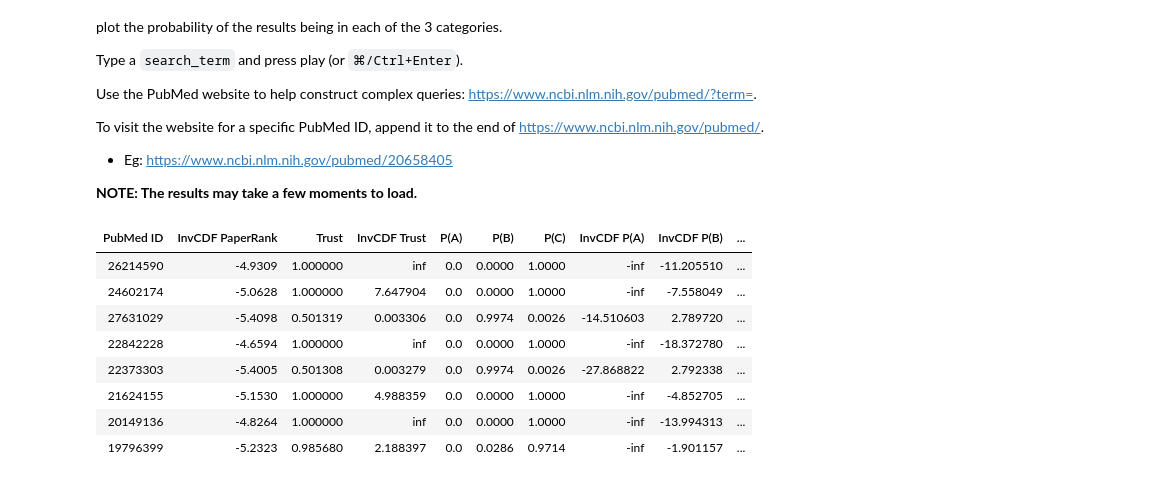
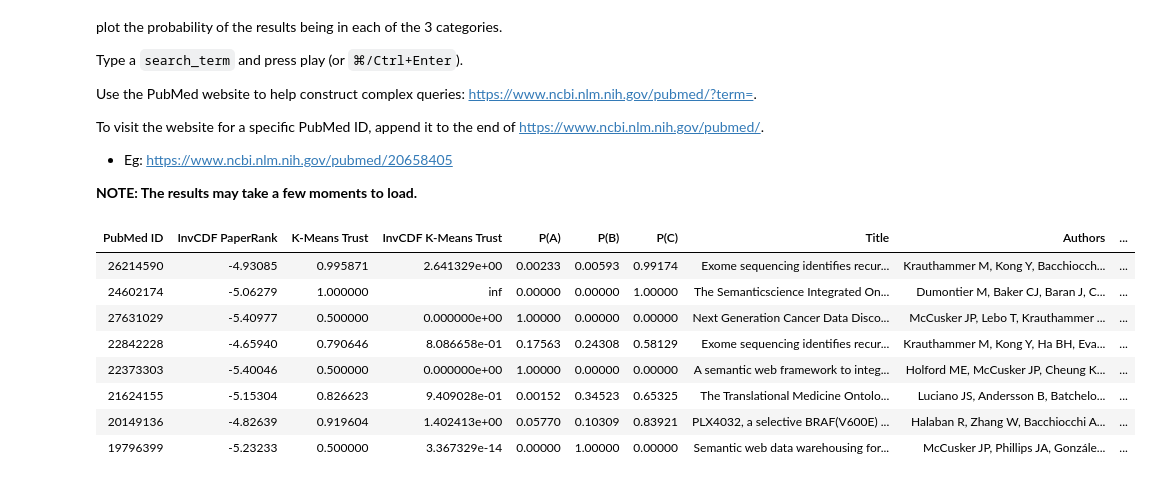
Before and after one commit to rukmal/PaperRank-Analysis, a Jupyter notebook: PubMed PaperRank Analysis.ipynb, the cells around one changed output. Saved outputs shown, nothing was run; the diff lists cells and outputs as text; code cells hidden in the pictures.

Commit message:
Added a K-MEans mixture model for score computation. It did not work as expected

```diff
--- a/PubMed PaperRank Analysis.ipynb
+++ b/PubMed PaperRank Analysis.ipynb
@@ -1762,0 +1944,12 @@ sns.regplot(x=pr_invcdf, y=pr_trust_float, fit_reg=False, ax=ax, marker='x')
+# %%
+pr_kmeans_invd = []
+
+for center in pr_kmeans_centers:
+  print(center)
+  invd = [1 / fabs(i - center) for i in pr_invcdf]
+  # Note np.finfo(np.float).max is the maximum possible np.float value
+  invd = [i if not np.isinf(i) else np.finfo(np.float).max for i in invd]
+  pr_kmeans_invd += [invd]
+
+# Casting to np.array, and transposing for consistency and (N, 3) shape
+pr_kmeans_invd = np.array(pr_kmeans_invd).T
@@ -1762,0 +1980,9 @@ sns.regplot(x=pr_invcdf, y=pr_trust_float, fit_reg=False, ax=ax, marker='x')
+# %%
+# Computing exp(inverse distance)
+pr_kmeans_invd_exp = np.array([np.exp(i) for i in pr_kmeans_invd])
+
+# Correcting infinity by setting it to max value
+pr_kmeans_invd_exp[np.isinf(pr_kmeans_invd_exp)] = np.finfo(np.float).max
+
+# Computing softmax probabilities
+pr_kmeans_softmax = np.array([i / np.sum(i) for i in pr_kmeans_invd_exp])
@@ -1762,0 +2127,4 @@ sns.regplot(x=pr_invcdf, y=pr_trust_float, fit_reg=False, ax=ax, marker='x')
+# %%
+pr_kmeans_t = np.copy(pr_kmeans_softmax[:,2])
+
+pr_kmeans_nt = np.copy(pr_kmeans_softmax[:,0] + pr_kmeans_softmax[:,1])
@@ -1762,0 +2135,4 @@ sns.regplot(x=pr_invcdf, y=pr_trust_float, fit_reg=False, ax=ax, marker='x')
+# %%
+# Computing trust scores
+pr_kmeans_trust = computeTrust(pr_t=pr_kmeans_t, pr_nt=pr_kmeans_nt,
+                               baseline_trust=baseline_trust)
@@ -1785,9 +2256,8 @@ result_id = pubMedSearch(search_term)
 
 # Defining result DataFrame
 result = pd.DataFrame(columns=['PubMed ID', 'InvCDF PaperRank',
-                               'Trust', 'InvCDF Trust',
+                               'K-Means Trust', 'InvCDF K-Means Trust',
                                'P(A)', 'P(B)', 'P(C)',
-                               'InvCDF P(A)', 'InvCDF P(B)', 'InvCDF P(C)',
                                'Title', 'Authors', 'Year'])
 
 # Defining base link
@@ -1800,47 +2270,44 @@ for i in range(len(result_id)):
   try:
     # Getting MetaData
     metadata = getPublicationMetadata(str(current_id))
 
    # Getting prediction index
     idx = np.where(current_id == pr_id)[0][0]
   except:
     # Skip if not found
     continue
 
   # Adding to result
   rowdata = [current_id, pr_invcdf[idx],
-             pr_trust[idx], norm.ppf(pr_trust_float[idx]),
-             p_a[idx], p_b[idx], p_c[idx],
-             norm.ppf(p_a[idx]), norm.ppf(p_b[idx]), norm.ppf(p_c[idx]),
+             pr_kmeans_trust[idx], norm.ppf(pr_kmeans_trust[idx]),
+             pr_kmeans_softmax[:,0][idx], pr_kmeans_softmax[:,1][idx],
+             pr_kmeans_softmax[:,2][idx],
              metadata[0], metadata[1], metadata[2]]
 
   result.loc[i] = rowdata
 
 # Changing Pandas display settings to show full table
 pd.set_option('max_colwidth', 1000)
 pd.set_option('expand_frame_repr', True)
 
-result[['InvCDF PaperRank','Trust', 'P(A)', 'P(B)', 'P(C)']] = \
-  result[['InvCDF PaperRank','Trust', 'P(A)', 'P(B)', 'P(C)']] \
-  .apply(pd.to_numeric)
-
 # Rounding
-decimals = pd.Series([4, 10, 4, 4, 4], index=['InvCDF PaperRank', 'Trust',
+decimals = pd.Series([5, 10, 5, 5, 5], index=['InvCDF PaperRank',
+                                              'K-Means Trust',
                                               'P(A)', 'P(B)', 'P(C)'])
 
 # Displaying table
 display(HTML(result.round(decimals).to_html(index=False)))
 
 # Reset Pandas settings
 pd.reset_option('max_colwidth')
 pd.reset_option('expand_frame_repr')
 # %% [output]
-| PubMed ID | InvCDF PaperRank | Trust | InvCDF Trust | P(A) | P(B) | P(C) | InvCDF P(A) | InvCDF P(B) | ... |
-| 26214590 | -4.9309 | 1.000000 | inf | 0.0 | 0.0000 | 1.0000 | -inf | -11.205510 | ... |
-| 24602174 | -5.0628 | 1.000000 | 7.647904 | 0.0 | 0.0000 | 1.0000 | -inf | -7.558049 | ... |
-| 27631029 | -5.4098 | 0.501319 | 0.003306 | 0.0 | 0.9974 | 0.0026 | -14.510603 | 2.789720 | ... |
-| 22842228 | -4.6594 | 1.000000 | inf | 0.0 | 0.0000 | 1.0000 | -inf | -18.372780 | ... |
-| 22373303 | -5.4005 | 0.501308 | 0.003279 | 0.0 | 0.9974 | 0.0026 | -27.868822 | 2.792338 | ... |
-| 21624155 | -5.1530 | 1.000000 | 4.988359 | 0.0 | 0.0000 | 1.0000 | -inf | -4.852705 | ... |
-| 20149136 | -4.8264 | 1.000000 | inf | 0.0 | 0.0000 | 1.0000 | -inf | -13.994313 | ... |
-| 19796399 | -5.2323 | 0.985680 | 2.188397 | 0.0 | 0.0286 | 0.9714 | -inf | -1.901157 | ... |
+| PubMed ID | InvCDF PaperRank | K-Means Trust | InvCDF K-Means Trust | P(A) | P(B) | P(C) | Title | Authors | ... |
+| 26214590 | -4.93085 | 0.995871 | 2.641329e+00 | 0.00233 | 0.00593 | 0.99174 | Exome sequencing identifies recur... | Krauthammer M, Kong Y, Bacchiocch... | ... |
+| 24602174 | -5.06279 | 1.000000 | inf | 0.00000 | 0.00000 | 1.00000 | The Semanticscience Integrated On... | Dumontier M, Baker CJ, Baran J, C... | ... |
+| 27631029 | -5.40977 | 0.500000 | 0.000000e+00 | 1.00000 | 0.00000 | 0.00000 | Next Generation Cancer Data Disco... | McCusker JP, Lebo T, Krauthammer ... | ... |
+| 22842228 | -4.65940 | 0.790646 | 8.086658e-01 | 0.17563 | 0.24308 | 0.58129 | Exome sequencing identifies recur... | Krauthammer M, Kong Y, Ha BH, Eva... | ... |
+| 22373303 | -5.40046 | 0.500000 | 0.000000e+00 | 1.00000 | 0.00000 | 0.00000 | A semantic web framework to integ... | Holford ME, McCusker JP, Cheung K... | ... |
+| 21624155 | -5.15304 | 0.826623 | 9.409028e-01 | 0.00152 | 0.34523 | 0.65325 | The Translational Medicine Ontolo... | Luciano JS, Andersson B, Batchelo... | ... |
+| 20149136 | -4.82639 | 0.919604 | 1.402413e+00 | 0.05770 | 0.10309 | 0.83921 | PLX4032, a selective BRAF(V600E) ... | Halaban R, Zhang W, Bacchiocchi A... | ... |
+| 19796399 | -5.23233 | 0.500000 | 3.367329e-14 | 0.00000 | 1.00000 | 0.00000 | Semantic web data warehousing for... | McCusker JP, Phillips JA, Gonzále... | ... |
```
Also changed, not shown: parts of 39 cells of this notebook.
